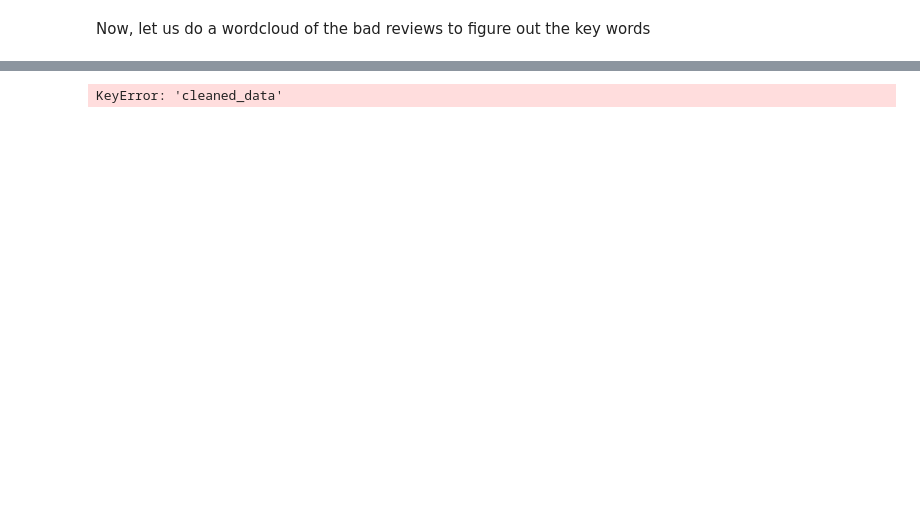
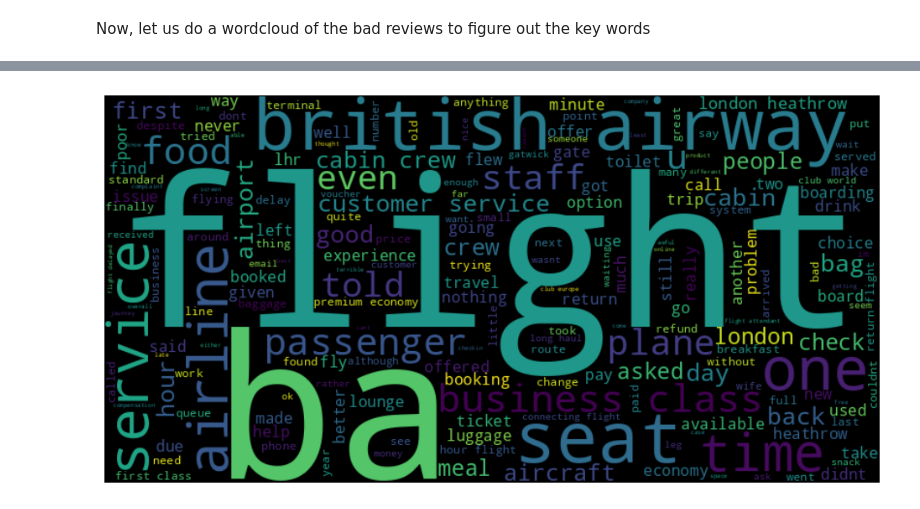
Before and after one commit to joytile/British-Airways-Review-Sentiment-Analysis, a Jupyter notebook: BA_Reviews_Scraping_&_Analysis.ipynb, the cells around one changed output, grey strips where cells are left out. Cells and saved outputs as stored; diff of their text form; code cells hidden in the pictures; blank space fills up the shorter version.

```diff
--- a/BA_Reviews_Scraping_&_Analysis.ipynb
+++ b/BA_Reviews_Scraping_&_Analysis.ipynb
@@ -880,14 +898,14 @@ bad_reviews.head(10)
 # %%
 # Combine all cleaned tokens into a single string
-bad_review_words = ' '.join([' '.join(tokens) for tokens in bad_reviews['cleaned_data']])
+bad_review_words = ' '.join([' '.join(tokens) for tokens in Neg_reviews['stemmed_tokens']])
 
 # Generate the word cloud
 bad_wordcloud = WordCloud(width=800, height=400, background_color='black').generate(bad_review_words)
 
 # Display the word cloud
 plt.figure(figsize=(12, 6))
 plt.imshow(bad_wordcloud, interpolation='bilinear')
 plt.axis('off')
 plt.show()
 # %% [output]
-KeyError: 'cleaned_data'
+[figure, added]
```
Also changed, not shown: parts of 8 cells of this notebook.
